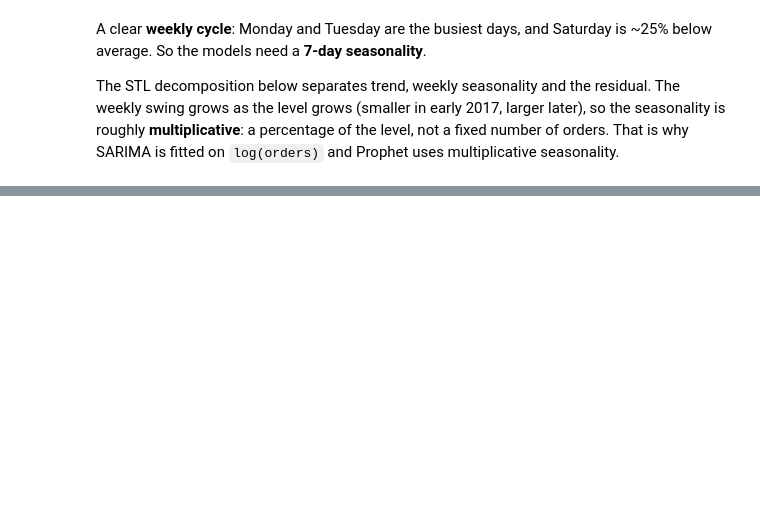
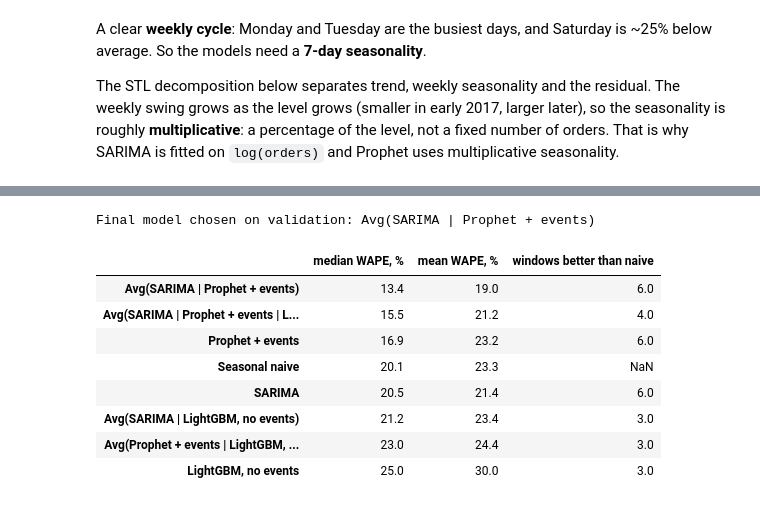
Before and after one commit to emiliaismailova3/sales-demand-forecasting, a Jupyter notebook: notebooks/forecasting.ipynb, the cells around one changed output, grey strips where cells are left out. Cells and saved outputs as stored; diff of their text form; code cells hidden in the pictures; blank space fills up the shorter version.

```diff
--- a/notebooks/forecasting.ipynb
+++ b/notebooks/forecasting.ipynb
@@ -652,0 +541,27 @@ fig.tight_layout(); fig.savefig(FIG_DIR / "08_backtest.png", dpi=150); plt.show(
+# %%
+base = ["SARIMA", choice["Prophet"], choice["LightGBM"]]
+candidates = ["Seasonal naive", *base]
+for k in (2, 3):
+    for combo in __import__("itertools").combinations(base, k):
+        candidates.append(f"Avg({' | '.join(combo)})")
+cand_valid = window_table(candidates, ends=VALID_ENDS)
+selection = pd.DataFrame({
+    "median WAPE, %": cand_valid.median(), "mean WAPE, %": cand_valid.mean(),
+    "windows better than naive": cand_valid.lt(cand_valid["Seasonal naive"], axis=0).sum(),
+}).sort_values("median WAPE, %").round(1)
+selection.loc["Seasonal naive", "windows better than naive"] = np.nan
+FINAL = selection.index[0]
+print("Final model chosen on validation:", FINAL)
+selection.to_csv(FIG_DIR.parent / "validation_selection.csv")
+selection
+# %% [output]
+Final model chosen on validation: Avg(SARIMA | Prophet + events)
+|  | median WAPE, % | mean WAPE, % | windows better than naive |
+| Avg(SARIMA | Prophet + events) | 13.4 | 19.0 | 6.0 |
+| Avg(SARIMA | Prophet + events | L... | 15.5 | 21.2 | 4.0 |
+| Prophet + events | 16.9 | 23.2 | 6.0 |
+| Seasonal naive | 20.1 | 23.3 | NaN |
+| SARIMA | 20.5 | 21.4 | 6.0 |
+| Avg(SARIMA | LightGBM, no events) | 21.2 | 23.4 | 3.0 |
+| Avg(Prophet + events | LightGBM, ... | 23.0 | 24.4 | 3.0 |
+| LightGBM, no events | 25.0 | 30.0 | 3.0 |
```
Also changed, not shown: parts of 67 cells of this notebook, 18 other files.
